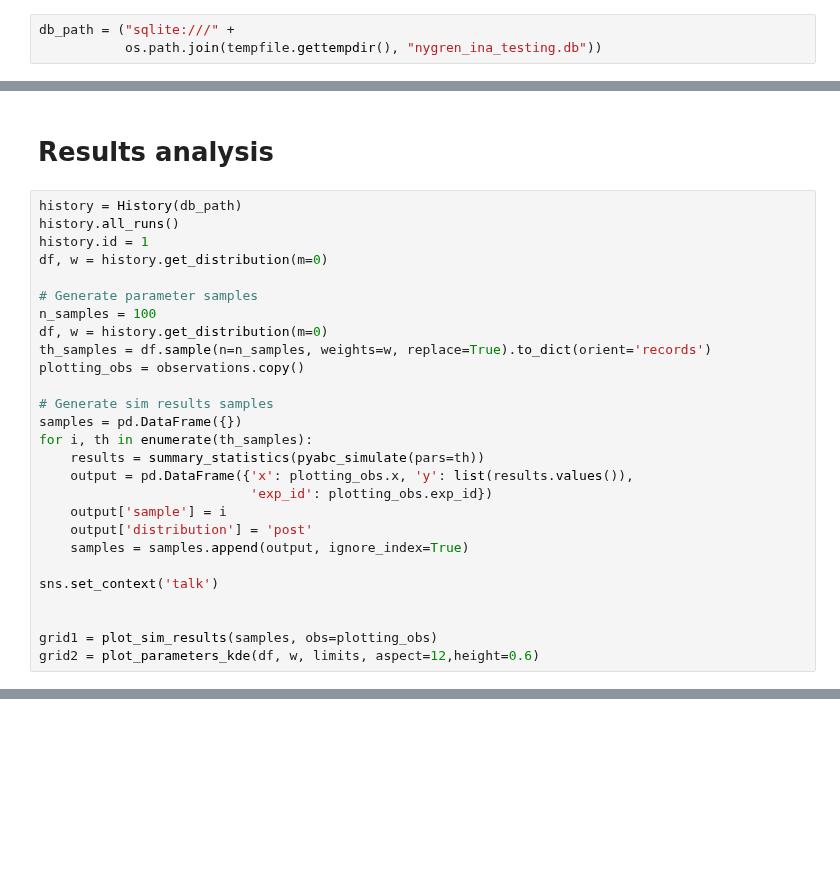
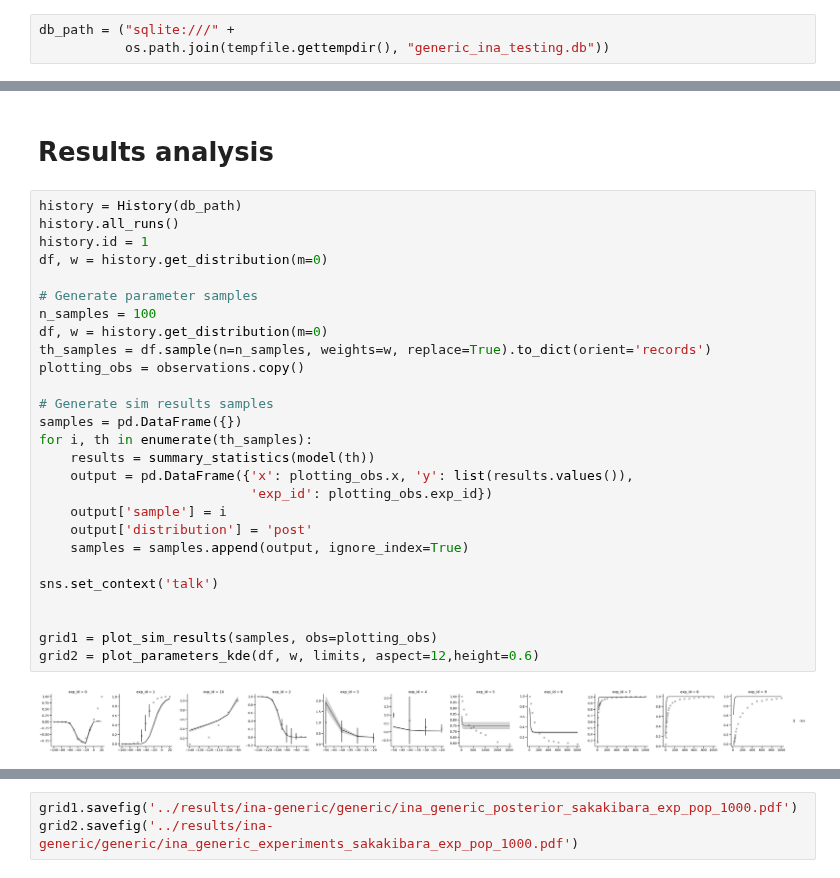
Before and after one commit to charleshouston/ion-channel-ABC, a Jupyter notebook: docs/examples/Nygren/Generic_ina_testing.ipynb, the cells around one changed output, grey strips where cells are left out. Cells and saved outputs as stored; diff of their text form; blank space fills up the shorter version.

Commit message:
adding the updated version of nygren files

```diff
--- a/docs/examples/Nygren/Generic_ina_testing.ipynb
+++ b/docs/examples/Nygren/Generic_ina_testing.ipynb
@@ -72,7 +72,7 @@ prior = Distribution(**{key: RV("uniform", a, b - a)
 ## Run ABC calibration
 # %%
 db_path = ("sqlite:///" +
-           os.path.join(tempfile.gettempdir(), "nygren_ina_testing.db"))
+           os.path.join(tempfile.gettempdir(), "generic_ina_testing.db"))
 # %%
 logging.basicConfig()
 abc_logger = logging.getLogger('ABC')
@@ -142,27 +133,29 @@ KeyboardInterrupt
 # %%
 history = History(db_path)
 history.all_runs()
 history.id = 1
 df, w = history.get_distribution(m=0)
 
 # Generate parameter samples
 n_samples = 100
 df, w = history.get_distribution(m=0)
 th_samples = df.sample(n=n_samples, weights=w, replace=True).to_dict(orient='records')
 plotting_obs = observations.copy()
 
 # Generate sim results samples
 samples = pd.DataFrame({})
 for i, th in enumerate(th_samples):
-    results = summary_statistics(pyabc_simulate(pars=th))
+    results = summary_statistics(model(th))
     output = pd.DataFrame({'x': plotting_obs.x, 'y': list(results.values()),
                            'exp_id': plotting_obs.exp_id})
     output['sample'] = i
     output['distribution'] = 'post'
     samples = samples.append(output, ignore_index=True)
 
 sns.set_context('talk')
 
 
 grid1 = plot_sim_results(samples, obs=plotting_obs)
 grid2 = plot_parameters_kde(df, w, limits, aspect=12,height=0.6)
+# %% [output]
+[figure, added]
@@ -168,0 +163,3 @@ grid2 = plot_parameters_kde(df, w, limits, aspect=12,height=0.6)
+# %%
+grid1.savefig('../results/ina-generic/generic/ina_generic_posterior_sakakibara_exp_pop_1000.pdf')
+grid2.savefig('../results/ina-generic/generic/ina_generic_experiments_sakakibara_exp_pop_1000.pdf')
```
Also changed, not shown: parts of 4 cells of this notebook, 16 other files.
